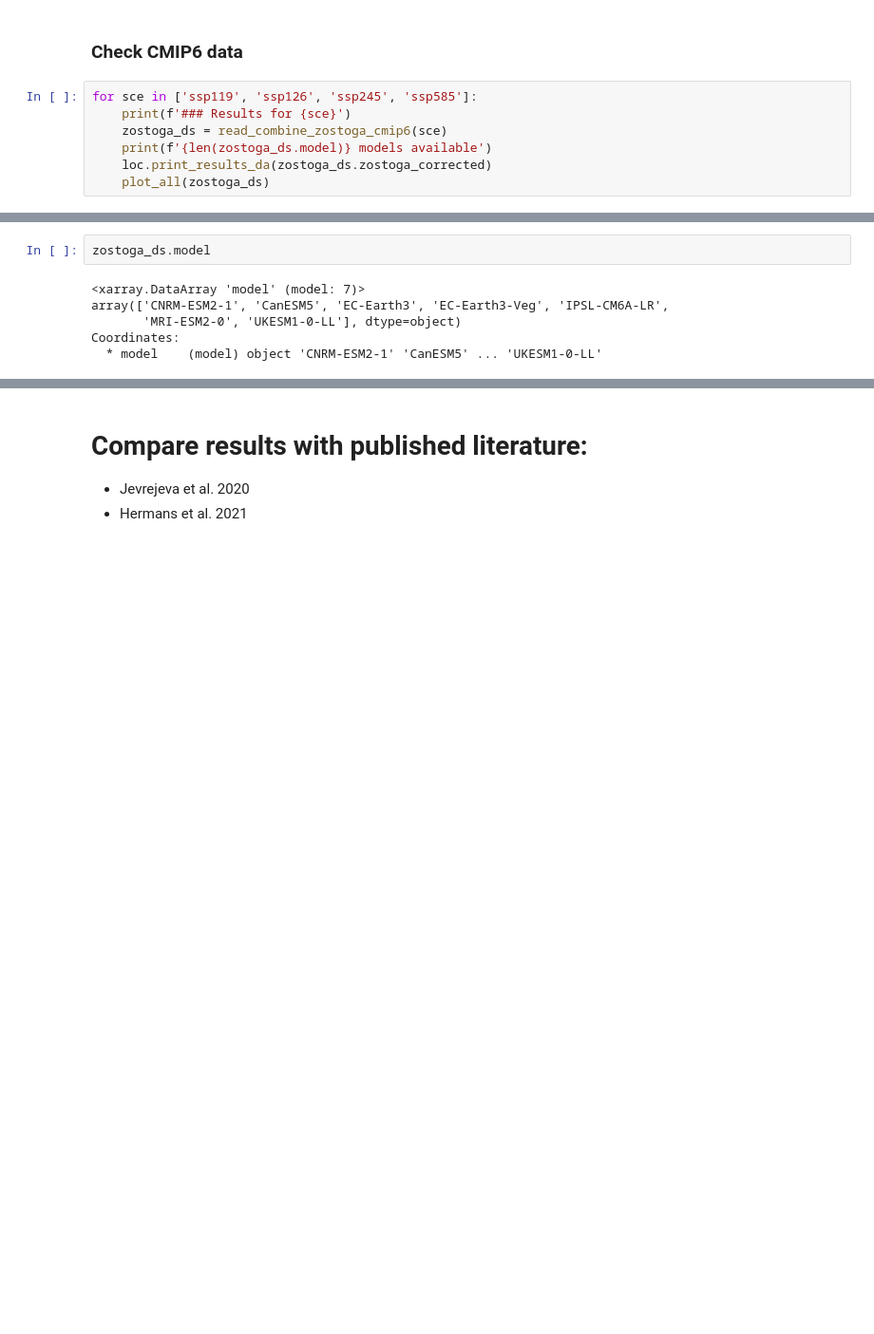
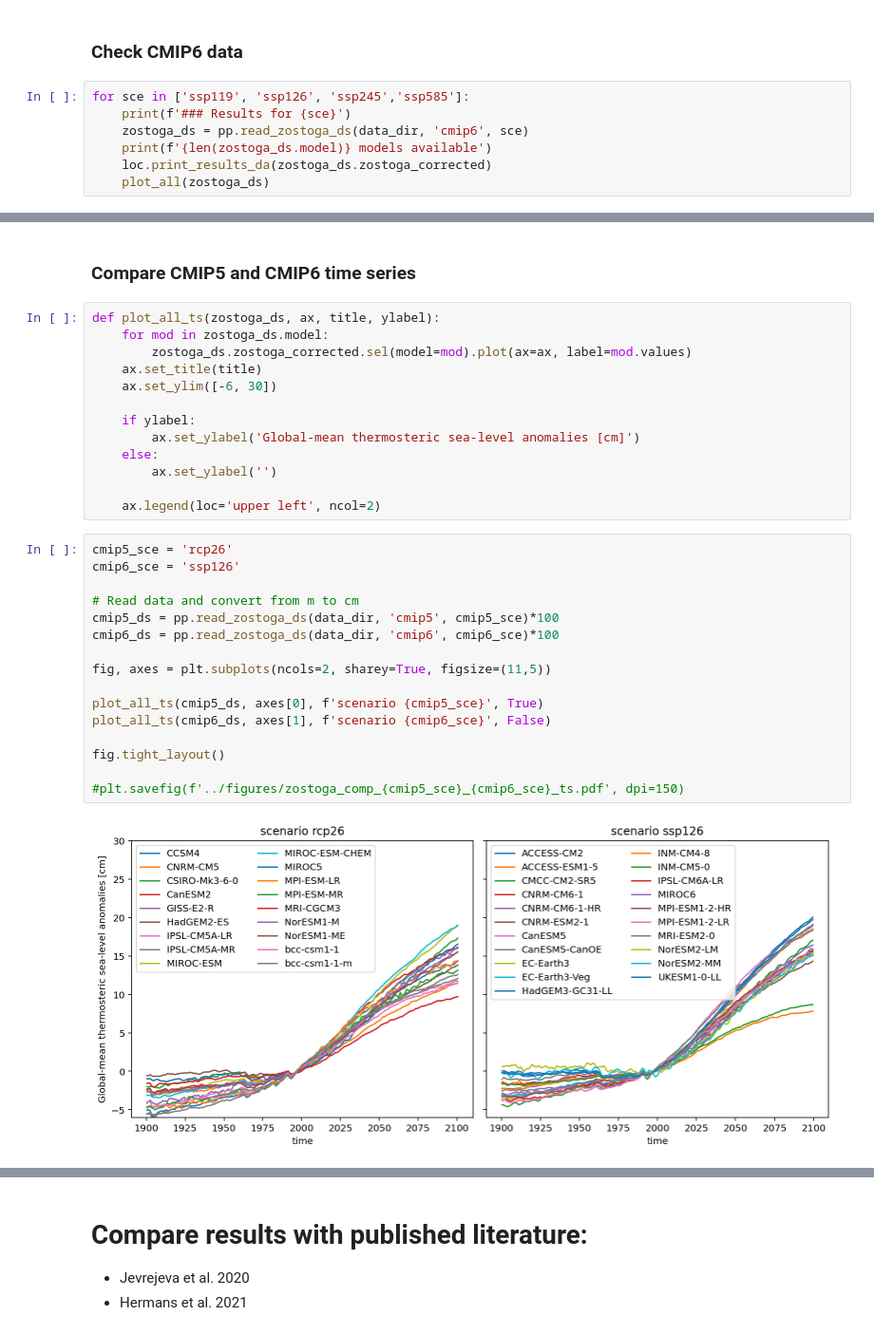
Before and after one commit to dlebars/CMIP_SeaLevel, a Jupyter notebook: notebooks/plot_zostoga.ipynb, the cells around one changed output, grey strips where cells are left out. Shown at 95% size. Cells and saved outputs as stored; diff of their text form; blank space fills up the shorter version.

```diff
--- a/notebooks/plot_zostoga.ipynb
+++ b/notebooks/plot_zostoga.ipynb
@@ -87,9 +77,9 @@ Year 2081-2099
 # %% [markdown]
 ### Check CMIP6 data
 # %%
-for sce in ['ssp119', 'ssp126', 'ssp245', 'ssp585']:
+for sce in ['ssp119', 'ssp126', 'ssp245','ssp585']:
     print(f'### Results for {sce}')
-    zostoga_ds = read_combine_zostoga_cmip6(sce)
+    zostoga_ds = pp.read_zostoga_ds(data_dir, 'cmip6', sce)
     print(f'{len(zostoga_ds.model)} models available')
     loc.print_results_da(zostoga_ds.zostoga_corrected)
     plot_all(zostoga_ds)
@@ -129,8 +119,33 @@ Year 2081-2099
-# %%
-zostoga_ds.model
-# %% [output]
-<xarray.DataArray 'model' (model: 7)>
-array(['CNRM-ESM2-1', 'CanESM5', 'EC-Earth3', 'EC-Earth3-Veg', 'IPSL-CM6A-LR',
-       'MRI-ESM2-0', 'UKESM1-0-LL'], dtype=object)
-Coordinates:
-  * model    (model) object 'CNRM-ESM2-1' 'CanESM5' ... 'UKESM1-0-LL'
+# %% [markdown]
+### Compare CMIP5 and CMIP6 time series
+# %%
+def plot_all_ts(zostoga_ds, ax, title, ylabel):
+    for mod in zostoga_ds.model:
+        zostoga_ds.zostoga_corrected.sel(model=mod).plot(ax=ax, label=mod.values)
+    ax.set_title(title)
+    ax.set_ylim([-6, 30])
+
+    if ylabel:
+        ax.set_ylabel('Global-mean thermosteric sea-level anomalies [cm]')
+    else:
+        ax.set_ylabel('')
+
+    ax.legend(loc='upper left', ncol=2)
+# %%
+cmip5_sce = 'rcp26'
+cmip6_sce = 'ssp126'
+
+# Read data and convert from m to cm
+cmip5_ds = pp.read_zostoga_ds(data_dir, 'cmip5', cmip5_sce)*100
+cmip6_ds = pp.read_zostoga_ds(data_dir, 'cmip6', cmip6_sce)*100
+
+fig, axes = plt.subplots(ncols=2, sharey=True, figsize=(11,5))
+
+plot_all_ts(cmip5_ds, axes[0], f'scenario {cmip5_sce}', True)
+plot_all_ts(cmip6_ds, axes[1], f'scenario {cmip6_sce}', False)
+
+fig.tight_layout()
+
+#plt.savefig(f'../figures/zostoga_comp_{cmip5_sce}_{cmip6_sce}_ts.pdf', dpi=150)
+# %% [output]
+[figure, added]
```
Also changed, not shown: parts of 28 cells of this notebook, 4 other files.
